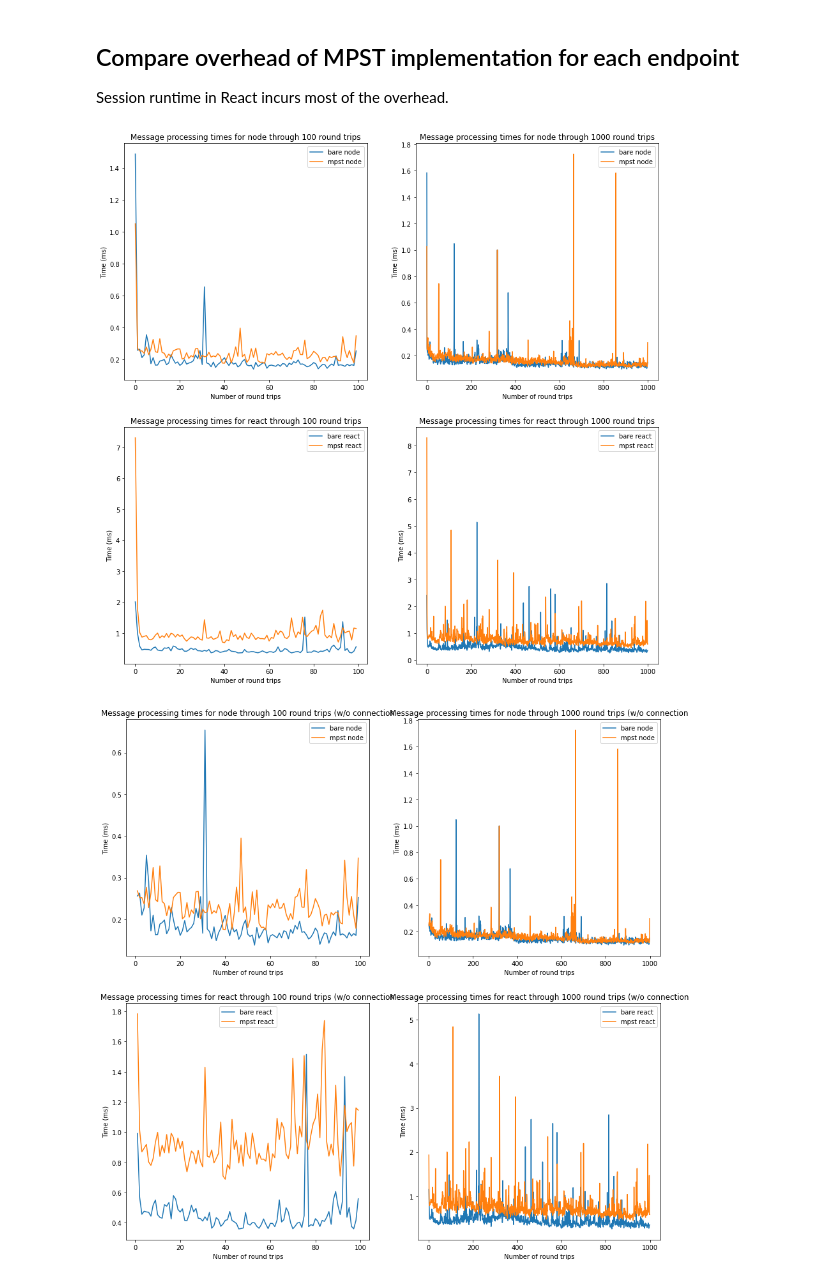
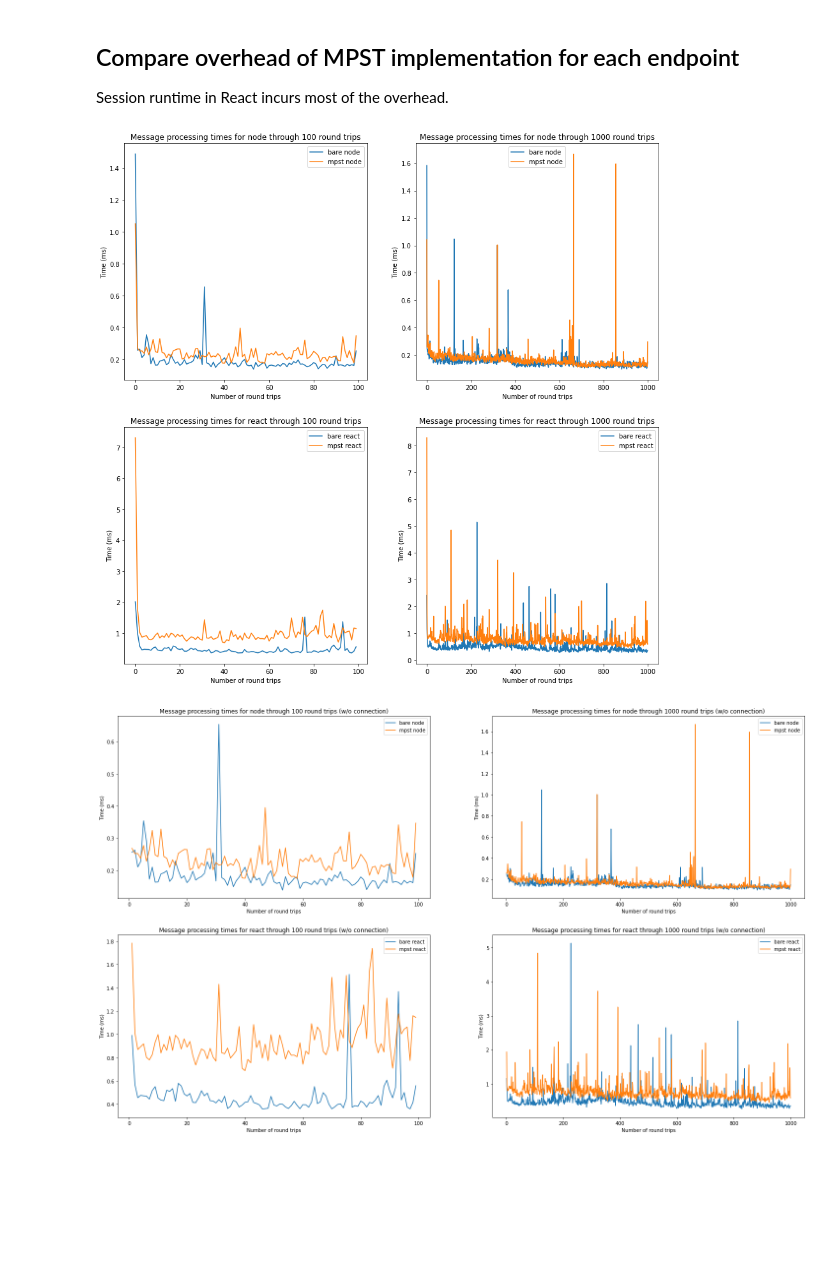
Before and after one commit to ansonmiu0214/SessionTS-Benchmarks, a Jupyter notebook: SessionTS_Benchmarks.ipynb, the cells around one changed output. Drawn from its saved outputs; the diff is of its cells as text; code cells hidden in the pictures; blank space fills up the shorter version.

```diff
--- a/SessionTS_Benchmarks.ipynb
+++ b/SessionTS_Benchmarks.ipynb
@@ -272,7 +285,7 @@ def compare_endpoint_log(library, fig, axs, *,
 
     if ignore_connection:
         axs.set_title(f'Message processing times for {endpoint} '
-                      f'through {num_msgs} round trips (w/o connection')
+                      f'through {num_msgs} round trips (w/o connection)')
     else:
         axs.set_title(f'Message processing times for {endpoint} '
                       f'through {num_msgs} round trips')
@@ -288,20 +301,20 @@ for i, endpoint in enumerate(ENDPOINTS):
                              endpoint=endpoint,
                              num_msgs=num_msgs)
 # %% [output]
-[figure, old version]
+[figure, new version]
 # %%
-fig = plt.figure(figsize=(15, 15))
+fig = plt.figure(figsize=(25, 15))
 
 for i, endpoint in enumerate(ENDPOINTS):
     for j, num_msgs in enumerate(NUM_MSGS):
         idx = i * len(ENDPOINTS) + j + 1
         axs = fig.add_subplot(len(ENDPOINTS), len(NUM_MSGS), idx)
         compare_endpoint_log(library, fig, axs,
                              endpoint=endpoint,
                              num_msgs=num_msgs,
                              ignore_connection=True)
 # %% [output]
-[figure, old version]
+[figure, new version]
 # %%
 def compare_average_elapsed(library, *,
                             endpoint,
```
Also changed, not shown: parts of 11 cells of this notebook.
